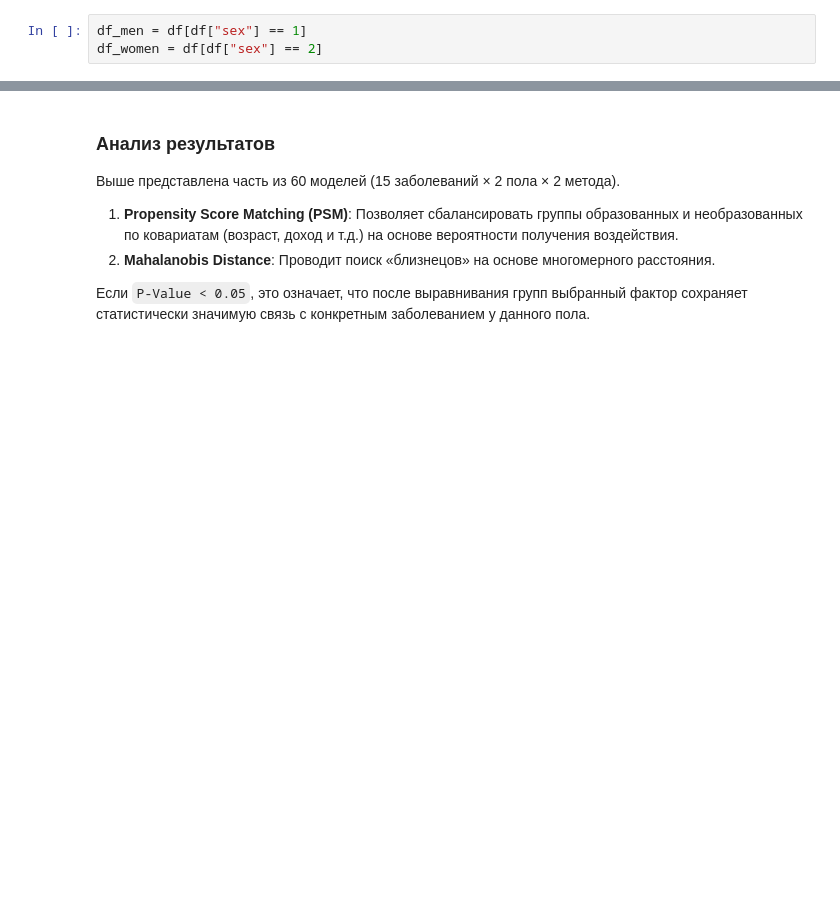
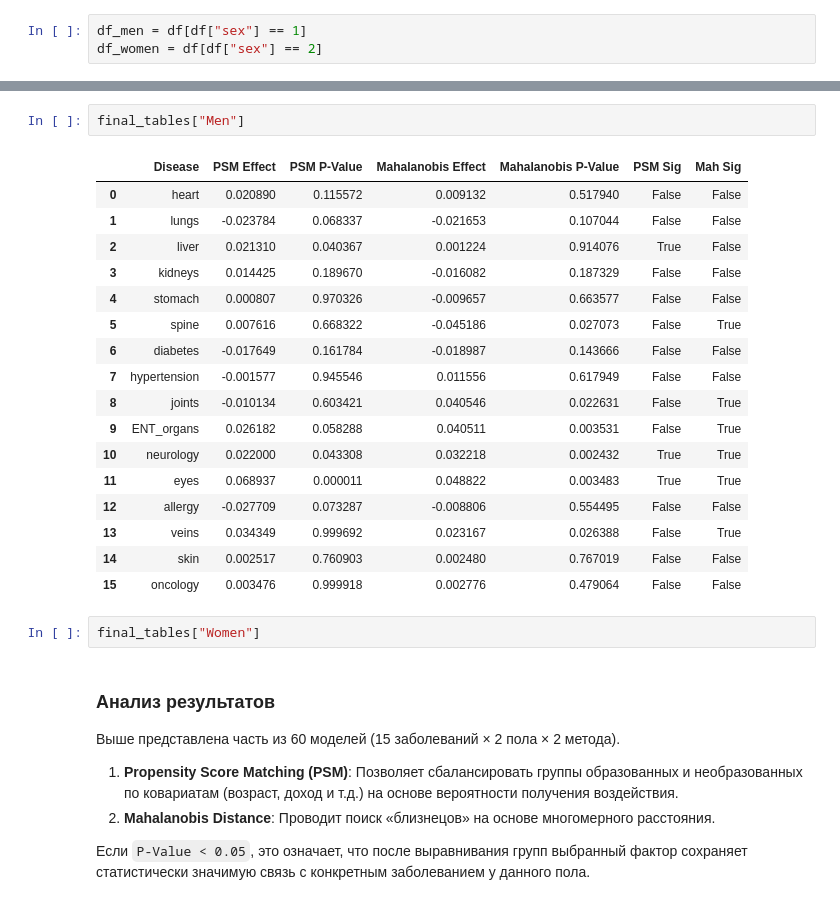
Before and after one commit to alexveider1/Econometrics-project, a Jupyter notebook: matching/matching.ipynb, the cells around one changed output, grey strips where cells are left out. Cells and saved outputs as stored; diff of their text form; blank space fills up the shorter version.

```diff
--- a/matching/matching.ipynb
+++ b/matching/matching.ipynb
@@ -335,3 +184,25 @@ Please also refer to the documentation for alternative solver options:
+# %%
+final_tables["Men"]
+# %% [output]
+|  | Disease | PSM Effect | PSM P-Value | Mahalanobis Effect | Mahalanobis P-Value | PSM Sig | Mah Sig |
+| 0 | heart | 0.020890 | 0.115572 | 0.009132 | 0.517940 | False | False |
+| 1 | lungs | -0.023784 | 0.068337 | -0.021653 | 0.107044 | False | False |
+| 2 | liver | 0.021310 | 0.040367 | 0.001224 | 0.914076 | True | False |
+| 3 | kidneys | 0.014425 | 0.189670 | -0.016082 | 0.187329 | False | False |
+| 4 | stomach | 0.000807 | 0.970326 | -0.009657 | 0.663577 | False | False |
+| 5 | spine | 0.007616 | 0.668322 | -0.045186 | 0.027073 | False | True |
+| 6 | diabetes | -0.017649 | 0.161784 | -0.018987 | 0.143666 | False | False |
+| 7 | hypertension | -0.001577 | 0.945546 | 0.011556 | 0.617949 | False | False |
+| 8 | joints | -0.010134 | 0.603421 | 0.040546 | 0.022631 | False | True |
+| 9 | ENT_organs | 0.026182 | 0.058288 | 0.040511 | 0.003531 | False | True |
+| 10 | neurology | 0.022000 | 0.043308 | 0.032218 | 0.002432 | True | True |
+| 11 | eyes | 0.068937 | 0.000011 | 0.048822 | 0.003483 | True | True |
+| 12 | allergy | -0.027709 | 0.073287 | -0.008806 | 0.554495 | False | False |
+| 13 | veins | 0.034349 | 0.999692 | 0.023167 | 0.026388 | False | True |
+| 14 | skin | 0.002517 | 0.760903 | 0.002480 | 0.767019 | False | False |
+| 15 | oncology | 0.003476 | 0.999918 | 0.002776 | 0.479064 | False | False |
+# %%
+final_tables["Women"]
 # %% [markdown]
 ### Анализ результатов
 
```
Also changed, not shown: parts of 1 cell of this notebook.
